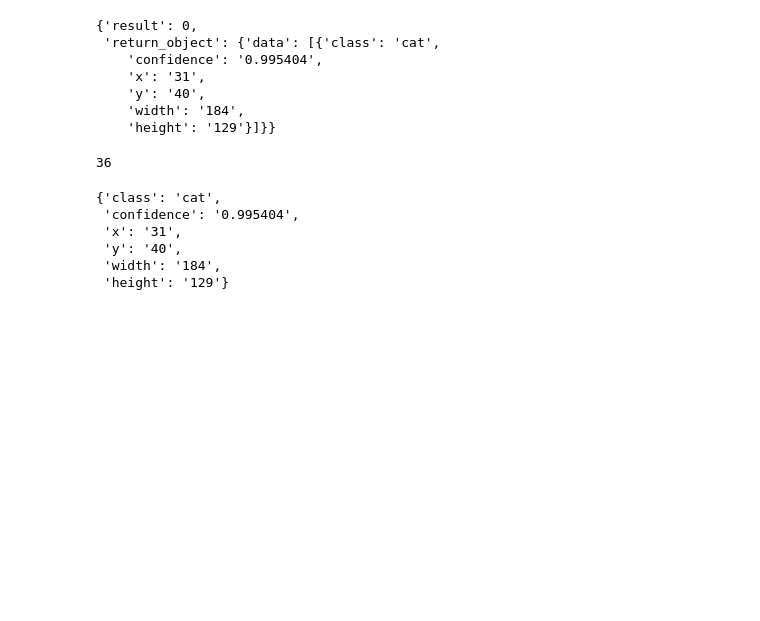
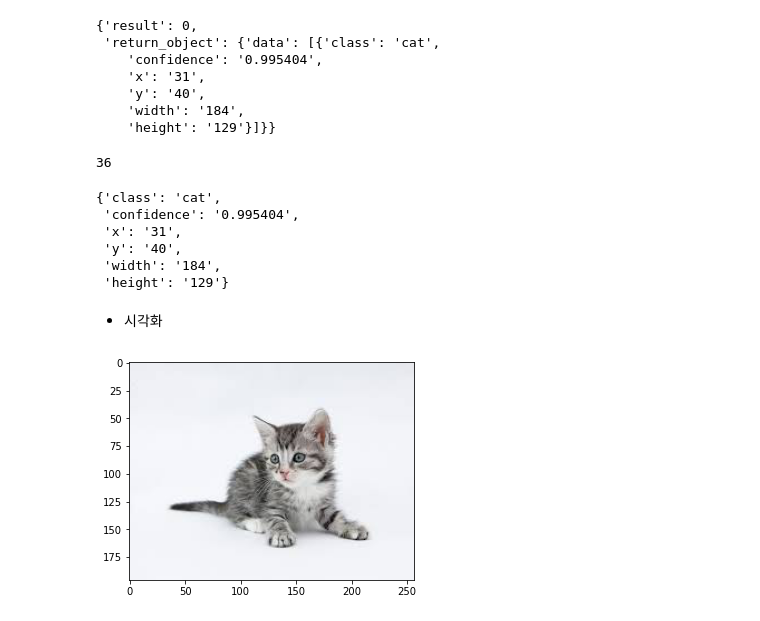
Before and after one commit to youngai1112/DeepLearning, a Jupyter notebook: 03.이미지응용/11.공공_인공지능_API.ipynb, the cells around one changed output. Drawn from its saved outputs; the diff is of its cells as text; code cells hidden in the pictures; blank space fills up the shorter version.

```diff
--- a/03.이미지응용/11.공공_인공지능_API.ipynb
+++ b/03.이미지응용/11.공공_인공지능_API.ipynb
@@ -69,13 +69,16 @@ result
 len(ai_key)
 # %% [output]
 36
-# %%
-obj_list = result['return_object']['data']
-obj_list[0]
-# %% [output]
-{'class': 'cat',
- 'confidence': '0.995404',
- 'x': '31',
- 'y': '40',
- 'width': '184',
- 'height': '129'}
+# %%
+# json.loads()를 사용하면, str 전처리 필요 없이 바로 데이터에 접근하여 사용할 수 있다.
+obj_list = result['return_object']['data']
+obj_list[0]
+# %% [output]
+{'class': 'cat',
+ 'confidence': '0.995404',
+ 'x': '31',
+ 'y': '40',
+ 'width': '184',
+ 'height': '129'}
+# %% [markdown]
+- 시각화
@@ -81,0 +88,5 @@ obj_list[0]
+# %%
+img = Image.open(img_file)
+plt.imshow(img);
+# %% [output]
+[figure, added]
```
Also changed, not shown: parts of 3 cells of this notebook.
